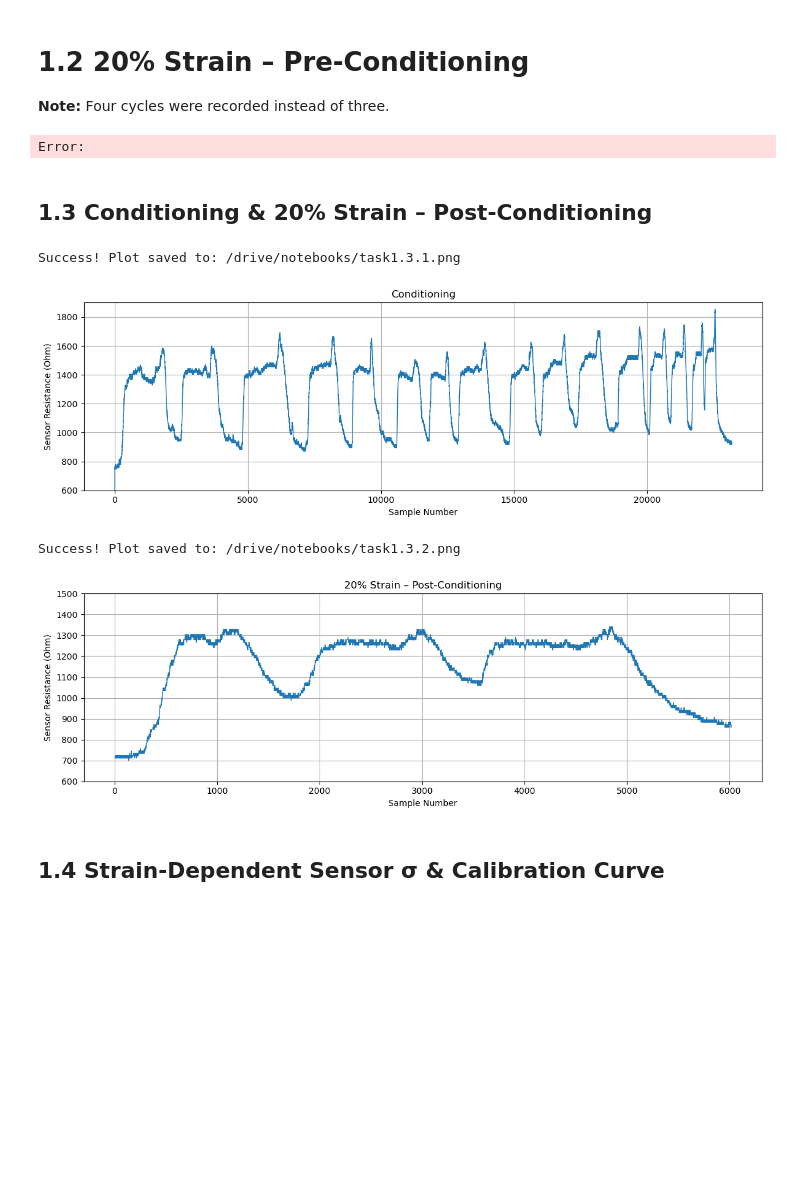
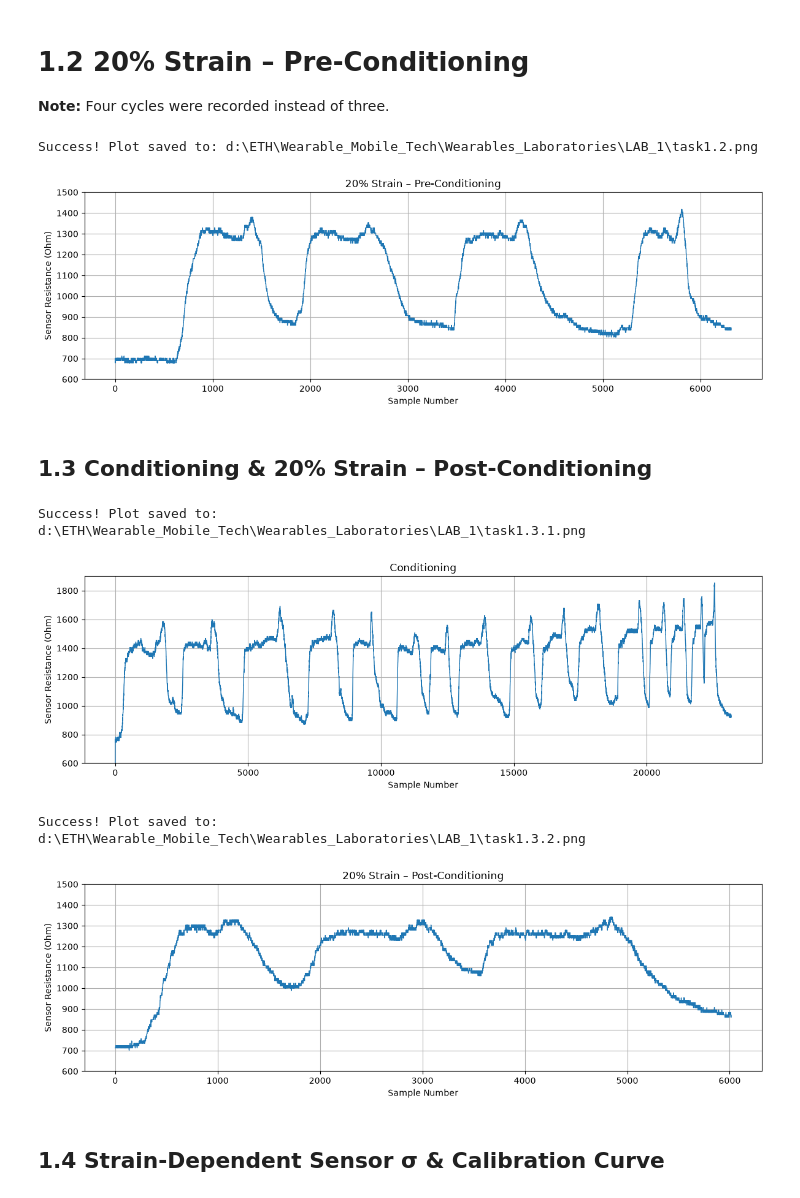
Before and after one commit to groggero/Wearables_Laboratories, a Jupyter notebook: LAB_1/respiration_lab1_large_window.ipynb, the cells around one changed output. Drawn from its saved outputs; the diff is of its cells as text; code cells hidden in the pictures; blank space fills up the shorter version.

```diff
--- a/LAB_1/respiration_lab1_large_window.ipynb
+++ b/LAB_1/respiration_lab1_large_window.ipynb
@@ -39,29 +37,30 @@ Error:
 **Note:** Four cycles were recorded instead of three.
 # %%
 # Load pre-conditoning data
-adc_ex2 = np.loadtxt("ex2rec2.txt")
+adc_ex2 = np.loadtxt("respiration_lab1/ex2rec2.txt")
 resistance_ex2 = adc_to_resistance(adc_ex2)
 
 # Plot
 plt.figure(figsize=(12, 4))
 plt.plot(resistance_ex2, linewidth=1)
 
 plt.xlabel("Sample Number")
 plt.ylabel("Sensor Resistance (Ohm)")
 plt.title("20% Strain – Pre-Conditioning")
 plt.ylim(600, 1500) # Scaling y limit axis
 plt.grid(True)
 plt.tight_layout()
 save_current_plot(filename="task1.2.png", dpi=300)
 plt.show()
 # %% [output]
-Error:
+Success! Plot saved to: d:\ETH\Wearable_Mobile_Tech\Wearables_Laboratories\LAB_1\task1.2.png
+[figure, added]
 # %% [markdown]
 
 ## 1.3 Conditioning & 20% Strain – Post-Conditioning
 # %%
 # Load conditioning data
-adc_cond = np.loadtxt("ex3rec0_cond.txt")
+adc_cond = np.loadtxt("respiration_lab1/ex3rec0_cond.txt")
 resistance_cond = adc_to_resistance(adc_cond)
 
 # Plot
@@ -77,11 +76,11 @@ plt.tight_layout()
 save_current_plot(filename="task1.3.1.png", dpi=300)
 plt.show()
 # %% [output]
-Success! Plot saved to: /drive/notebooks/task1.3.1.png
+Success! Plot saved to: d:\ETH\Wearable_Mobile_Tech\Wearables_Laboratories\LAB_1\task1.3.1.png
 [figure]
 # %%
 # Load post-conditoning data
-adc_ex3 = np.loadtxt("ex3rec1.txt")
+adc_ex3 = np.loadtxt("respiration_lab1/ex3rec1.txt")
 resistance_ex3 = adc_to_resistance(adc_ex3)
 
 # Plot
@@ -97,7 +96,7 @@ plt.tight_layout()
 save_current_plot(filename="task1.3.2.png", dpi=300)
 plt.show()
 # %% [output]
-Success! Plot saved to: /drive/notebooks/task1.3.2.png
+Success! Plot saved to: d:\ETH\Wearable_Mobile_Tech\Wearables_Laboratories\LAB_1\task1.3.2.png
 [figure]
 # %% [markdown]
 
```
Also changed, not shown: parts of 8 cells of this notebook, 9 other files.
